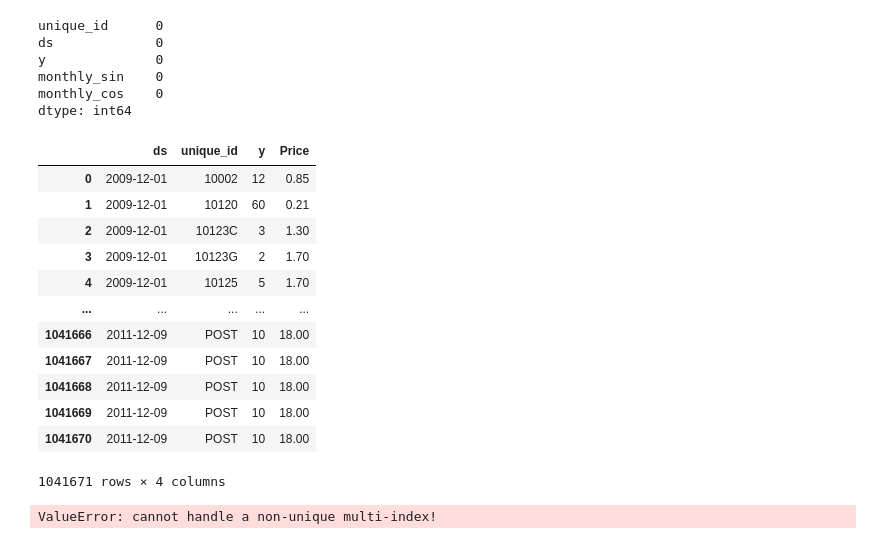
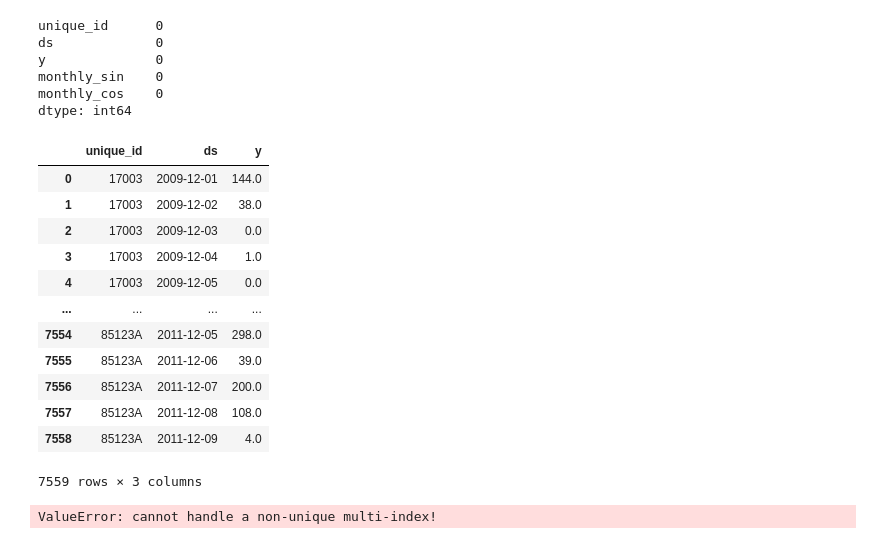
Before and after one commit to heylucasleao/forecasting, a Jupyter notebook: 10.dmstl_agg.ipynb, the cells around one changed output. Drawn from its saved outputs; the diff is of its cells as text; code cells hidden in the pictures.

```diff
--- a/10.dmstl_agg.ipynb
+++ b/10.dmstl_agg.ipynb
@@ -102,32 +102,37 @@ benchmark_values = (
 )
 retail = pd.merge(benchmark_values, retail, on=["ds", "unique_id"], how="left")
 # %%
-benchmark_panel = retail.copy()
+benchmark_panel = benchmark_values[benchmark_values["unique_id"].isin(benchmark_skus)].copy()
+benchmark_panel = fill_gaps(
+    benchmark_panel,
+    freq="D",
+    end="per_serie",
+    id_col="unique_id",
+    time_col="ds",
+)
 benchmark_panel["y"] = benchmark_panel["y"].fillna(0.0)
 benchmark_cutoff = benchmark_panel["ds"].quantile(0.80)
 benchmark_train = benchmark_panel[benchmark_panel["ds"] <= benchmark_cutoff].copy()
 benchmark_test = benchmark_panel[benchmark_panel["ds"] > benchmark_cutoff].copy()
 benchmark_horizon = 28
 # %%
-benchmark_panel = benchmark_panel.drop(columns=["InvoiceDate", "Quantity"])
+benchmark_panel = benchmark_panel[["unique_id", "ds", "y"]]
 # %%
 benchmark_panel
-
-fill_gaps(benchmark_panel, freq="D", end="per_serie", id_col="unique_id", time_col="ds")
 # %% [output]
-|  | ds | unique_id | y | Price |
-| 0 | 2009-12-01 | 10002 | 12 | 0.85 |
-| 1 | 2009-12-01 | 10120 | 60 | 0.21 |
-| 2 | 2009-12-01 | 10123C | 3 | 1.30 |
-| 3 | 2009-12-01 | 10123G | 2 | 1.70 |
-| 4 | 2009-12-01 | 10125 | 5 | 1.70 |
-| ... | ... | ... | ... | ... |
-| 1041666 | 2011-12-09 | POST | 10 | 18.00 |
-| 1041667 | 2011-12-09 | POST | 10 | 18.00 |
-| 1041668 | 2011-12-09 | POST | 10 | 18.00 |
-| 1041669 | 2011-12-09 | POST | 10 | 18.00 |
-| 1041670 | 2011-12-09 | POST | 10 | 18.00 |
+|  | unique_id | ds | y |
+| 0 | 17003 | 2009-12-01 | 144.0 |
+| 1 | 17003 | 2009-12-02 | 38.0 |
+| 2 | 17003 | 2009-12-03 | 0.0 |
+| 3 | 17003 | 2009-12-04 | 1.0 |
+| 4 | 17003 | 2009-12-05 | 0.0 |
+| ... | ... | ... | ... |
+| 7554 | 85123A | 2011-12-05 | 298.0 |
+| 7555 | 85123A | 2011-12-06 | 39.0 |
+| 7556 | 85123A | 2011-12-07 | 200.0 |
+| 7557 | 85123A | 2011-12-08 | 108.0 |
+| 7558 | 85123A | 2011-12-09 | 4.0 |
-1041671 rows × 4 columns
+7559 rows × 3 columns
 # %%
 # %% [output]
 ValueError: cannot handle a non-unique multi-index!
```
